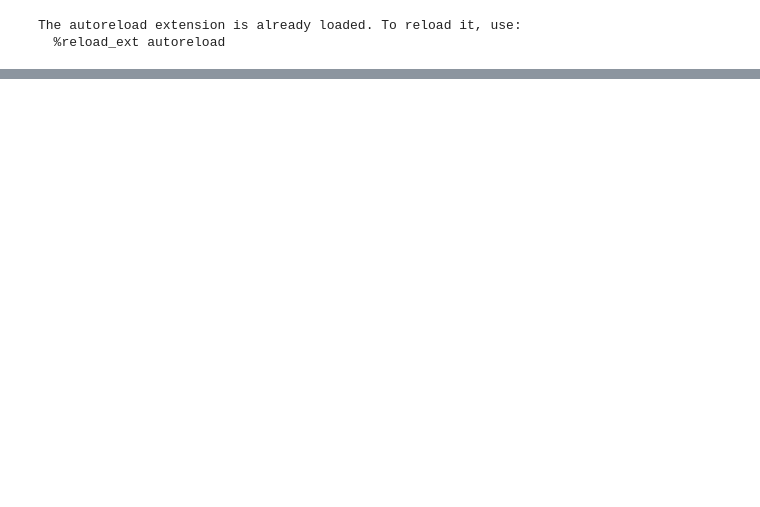
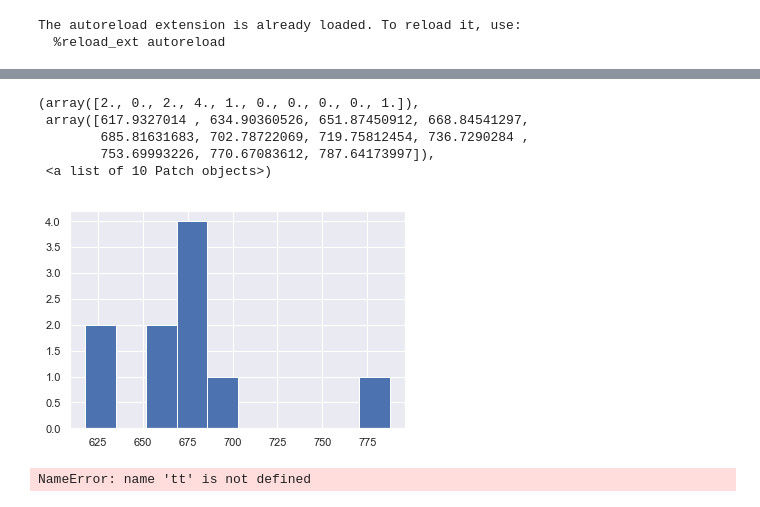
Before and after one commit to nsbspl/async-spike-propagation, a Jupyter notebook: main.ipynb, the cells around one changed output, grey strips where cells are left out. Drawn from its saved outputs; the diff is of its cells as text; code cells hidden in the pictures; blank space fills up the shorter version.

```diff
--- a/main.ipynb
+++ b/main.ipynb
@@ -147,0 +65,13 @@ To use the future default and silence this warning we advise to pass `rcond=None
+# %%
+# Plotting L2 Norm between original signal and reconstructed signal
+NUM_TRIALS = 100
+
+l2_norms = np.zeros((NUM_TRIALS))
+
+for i in range(NUM_TRIALS):
+    print("Trial ", i)
+    input_slow, _ = ouprocess_gaussian(50.0, dt, t_stop, 1)
+    i_inj = 16.0 + 6.0*input_slow
+    out, V, F_binary, F_synaptic = layer.output(i_inj, dt, t_stop)
+
+    l2_norms[i] = np.linalg.norm(out-i_inj)
@@ -148,6 +89,20 @@ To use the future default and silence this warning we advise to pass `rcond=None
+# %%
+plt.hist(l2_norms)
+# %% [output]
+(array([2., 0., 2., 4., 1., 0., 0., 0., 0., 1.]),
+ array([617.9327014 , 634.90360526, 651.87450912, 668.84541297,
+        685.81631683, 702.78722069, 719.75812454, 736.7290284 ,
+        753.69993226, 770.67083612, 787.64173997]),
+ <a list of 10 Patch objects>)
+[figure, added]
 # %%
-# TESTING OUT VECTORIZED
-k = 0
-I_total = i_inj + a2*ETA[:,k]
-V[:,k] = lif_compute(I_total, R, tau_V, V_th, dt)
-V_selected = V[:, k, None]
+# F_binary = np.zeros((tt.shape[0], NUM_NEURONS))
+# avg_firing_rate = np.zeros(NUM_NEURONS)
+# a2 = 25.0 # pA; std of noise
+
+# I_total = a2*ETA + i_inj
+
+# for k in range(0, NUM_NEURONS):
+#     V[:,k] = lif_compute(I_total[:, k], R, tau_V, V_th, dt)
+# %% [output]
+NameError: name 'tt' is not defined
```
Also changed, not shown: parts of 23 cells of this notebook, 3 other files.
